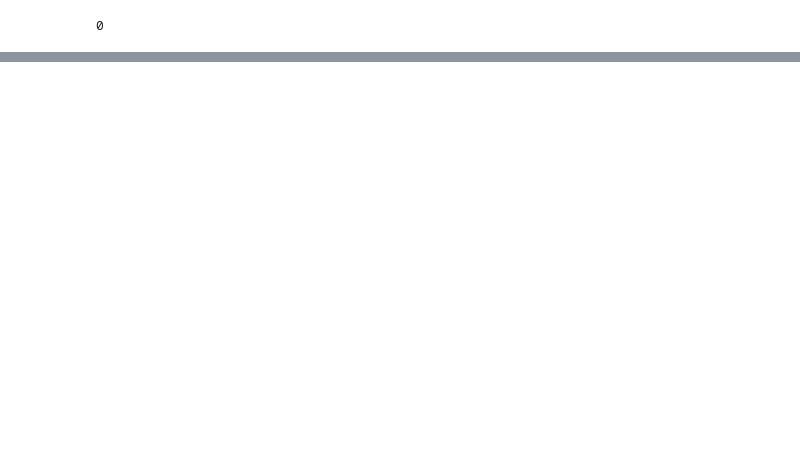
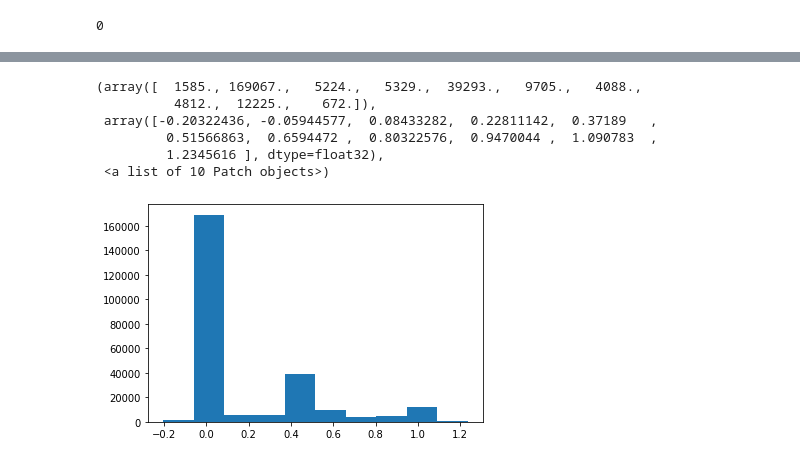
Before and after one commit to kikiru328/Remind_AI, a Jupyter notebook: FaceF.ipynb, the cells around one changed output, grey strips where cells are left out. Drawn from its saved outputs; the diff is of its cells as text; code cells hidden in the pictures; blank space fills up the shorter version.

```diff
--- a/FaceF.ipynb
+++ b/FaceF.ipynb
@@ -620,0 +787,4 @@ NameError: ignored
+# %%
+model = torch.load('/content/code_out/code_1/exp/weights.pt',
+                   map_location = torch.device('cpu'))
+model.eval()
@@ -620,0 +809,14 @@ NameError: ignored
+# %%
+originalImage = cv2.imread("/content/code_out/faceSegmentation/dataset/subsamples/images/female03_headrende0056.png")
+
+# Resize image
+img = cv2.resize(originalImage, (256, 256), cv2.INTER_AREA).transpose(2,0,1)
+
+# Uncomment above line and use the below one for inference with original image size
+img = originalImage.transpose(2,0,1)
+
+img = img.reshape(1, 3, img.shape[1],img.shape[2])
+
+mask = cv2.imread("/content/code_out/faceSegmentation/dataset/subsamples/masks/female03_headrende0056.png")
+with torch.no_grad():
+    a = model(torch.from_numpy(img).type(torch.FloatTensor)/255)
@@ -620,0 +828,10 @@ NameError: ignored
+# %%
+plt.hist(a['out'].data.cpu().numpy().flatten())
+# %% [output]
+(array([  1585., 169067.,   5224.,   5329.,  39293.,   9705.,   4088.,
+          4812.,  12225.,    672.]),
+ array([-0.20322436, -0.05944577,  0.08433282,  0.22811142,  0.37189   ,
+         0.51566863,  0.6594472 ,  0.80322576,  0.9470044 ,  1.090783  ,
+         1.2345616 ], dtype=float32),
+ <a list of 10 Patch objects>)
+[figure, added]
```
Also changed, not shown: parts of 44 cells of this notebook.
